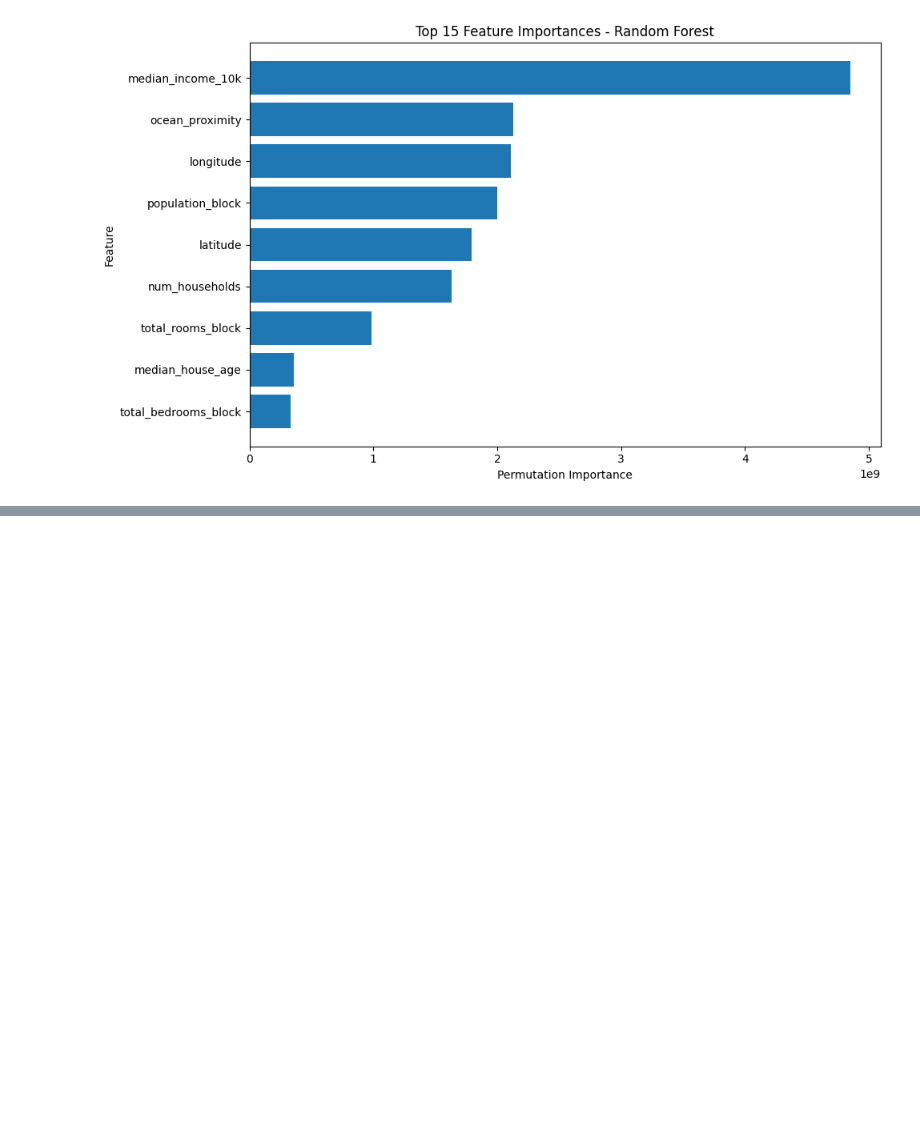
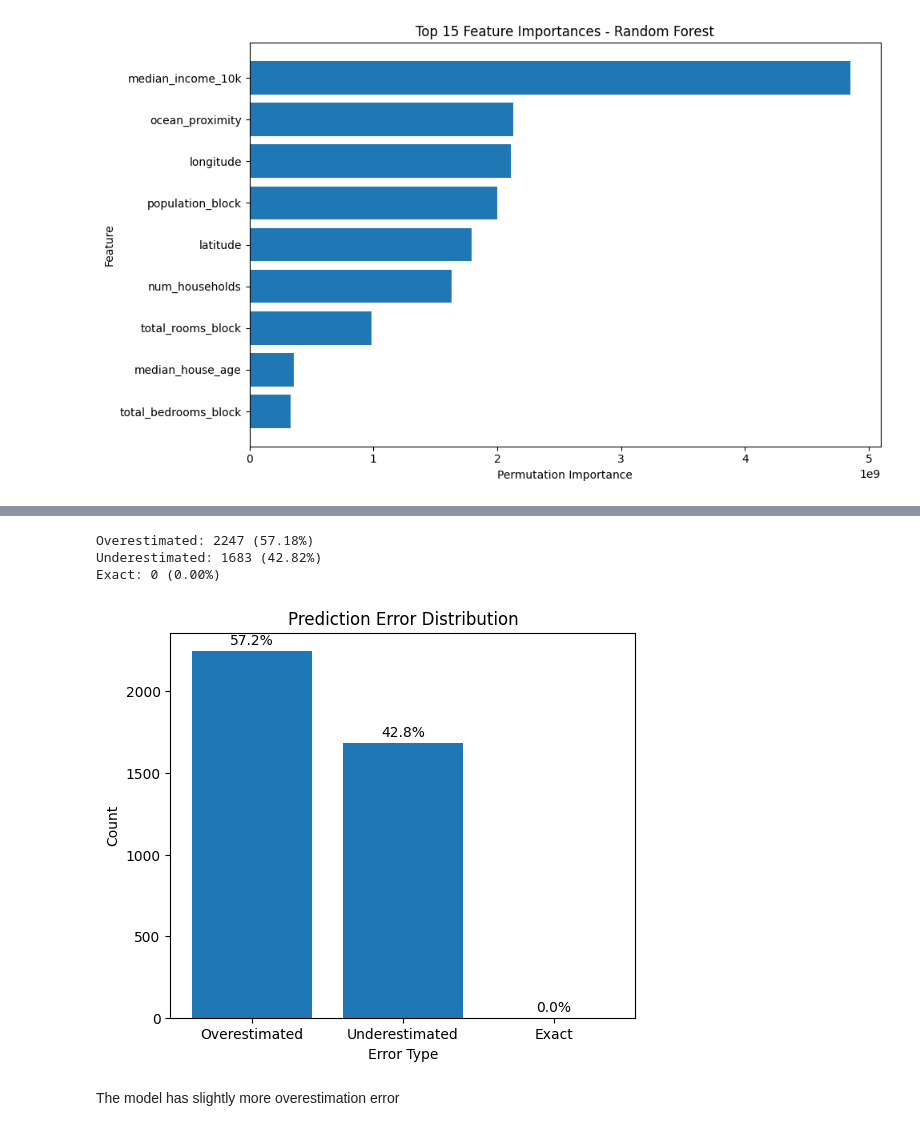
Before and after one commit to CWLDataScience/Data-Driven-Modeling-of-California-Housing-Prices, a Jupyter notebook: Housing.ipynb, the cells around one changed output, grey strips where cells are left out. Drawn from its saved outputs; the diff is of its cells as text; code cells hidden in the pictures; blank space fills up the shorter version.

```diff
--- a/Housing.ipynb
+++ b/Housing.ipynb
@@ -503,0 +713,48 @@ Permutation Feature Importance:
+# %%
+import matplotlib.pyplot as plt
+
+# Define error
+error = test_target - final_results["test_predictions"]
+
+# Classify
+overestimated = (error < 0).sum()     # predicted > actual
+underestimated = (error > 0).sum()    # predicted < actual
+exact = (error == 0).sum()
+
+# Total
+total = len(error)
+
+# Percentages
+over_pct = overestimated / total * 100
+under_pct = underestimated / total * 100
+exact_pct = exact / total * 100
+
+# Print (useful for markdown insight)
+print(f"Overestimated: {overestimated} ({over_pct:.2f}%)")
+print(f"Underestimated: {underestimated} ({under_pct:.2f}%)")
+print(f"Exact: {exact} ({exact_pct:.2f}%)")
+
+# Plot
+labels = ["Overestimated", "Underestimated", "Exact"]
+counts = [overestimated, underestimated, exact]
+
+plt.figure(figsize=(6, 5))
+bars = plt.bar(labels, counts)
+
+# Add percentage labels on top
+for i, v in enumerate(counts):
+    pct = v / total * 100
+    plt.text(i, v + total*0.01, f"{pct:.1f}%", ha='center')
+
+plt.title("Prediction Error Distribution")
+plt.ylabel("Count")
+plt.xlabel("Error Type")
+
+plt.show()
+# %% [output]
+Overestimated: 2247 (57.18%)
+Underestimated: 1683 (42.82%)
+Exact: 0 (0.00%)
+[figure, added]
+# %% [markdown]
+The model has slightly more overestimation error
```
Also changed, not shown: parts of 28 cells of this notebook.
